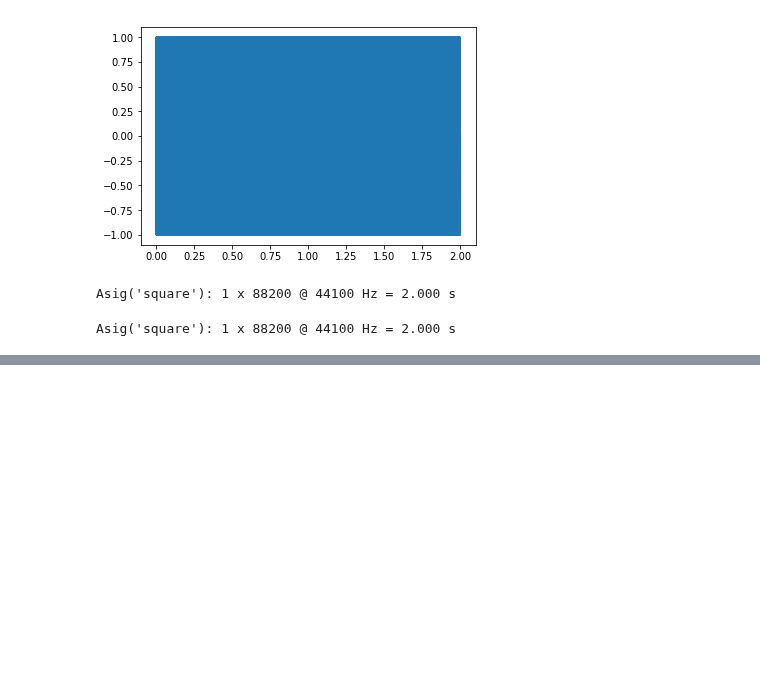
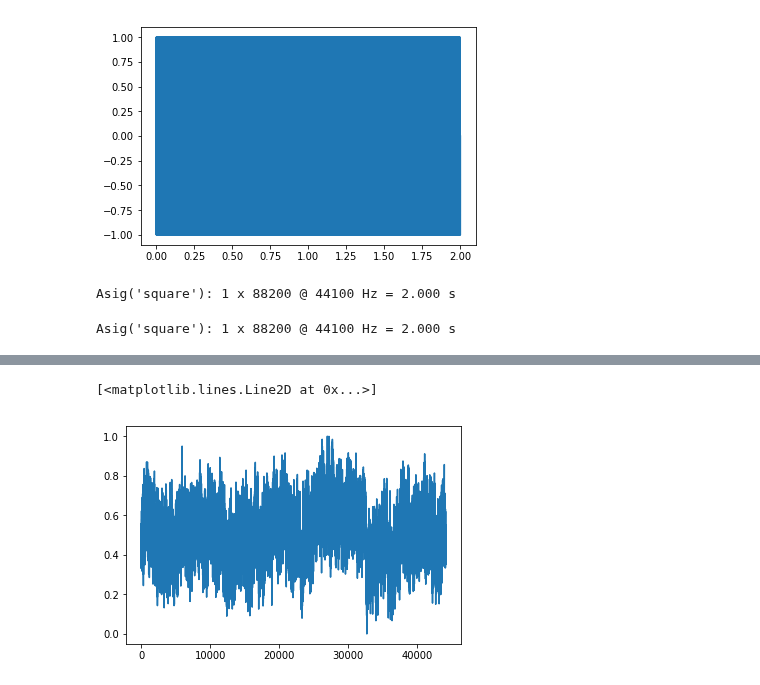
Before and after one commit to interactive-sonification/pya, a Jupyter notebook: examples/ugen_test.ipynb, the cells around one changed output, grey strips where cells are left out. Cells and saved outputs as stored; diff of their text form; code cells hidden in the pictures; blank space fills up the shorter version.

```diff
--- a/examples/ugen_test.ipynb
+++ b/examples/ugen_test.ipynb
@@ -24,0 +67,35 @@ Asig('square'): 1 x 88200 @ 44100 Hz = 2.000 s
+# %%
+
+# def normalized(a, axis=-1, order=2):
+#     l2 = np.atleast_1d(np.linalg.norm(a, order, axis))
+#     l2[l2==0] = 1
+#     return a / np.expand_dims(l2, axis)
+
+def normalize(d):
+    # d is a (n x dimension) np array
+    d -= np.min(d, axis=0)
+    d /= np.ptp(d, axis=0)
+    return d
+
+def mypinky(n):
+    # Paul Kellet's method: instrumentation grade
+    b0,b1,b2,b3,b4,b5,b6 = 0,0,0,0,0,0,0
+    pink = []
+    for i in range(n):
+        white = np.random.random() * 1.98 - 0.99
+        b0 = 0.99886 * b0 + white * 0.0555179
+        b1 = 0.99332 * b1 + white * 0.0750759
+        b2 = 0.96900 * b2 + white * 0.1538520
+        b3 = 0.86650 * b3 + white * 0.3104856
+        b4 = 0.55000 * b4 + white * 0.5329522
+        b5 = -0.7616 * b5 - white * 0.0168980
+        pink.append(b0 + b1 + b2 + b3 + b4 + b5 + b6 + white * 0.5362)
+        b6 = white * 0.115926
+    return normalize(pink)
+# %%
+p = mypinky(44100)
+# %%
+plt.plot(p)
+# %% [output]
+[<matplotlib.lines.Line2D at 0x...>]
+[figure, added]
```
Also changed, not shown: parts of 8 cells of this notebook, 1 other file.
